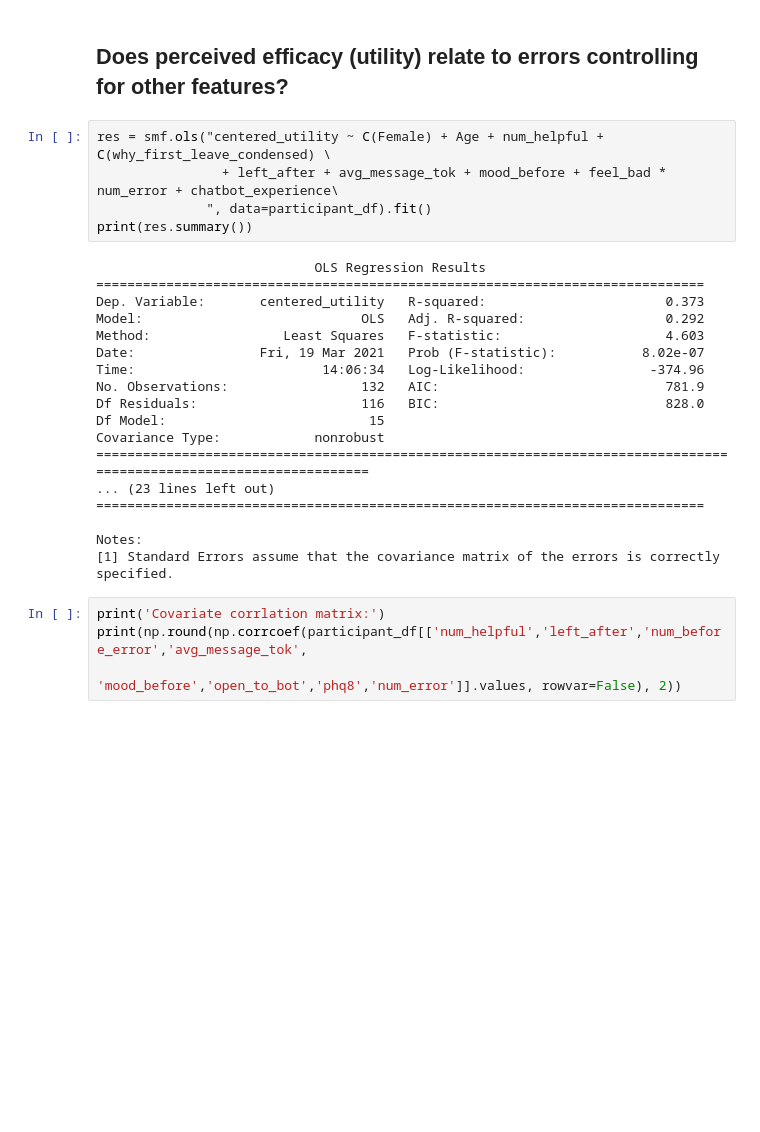
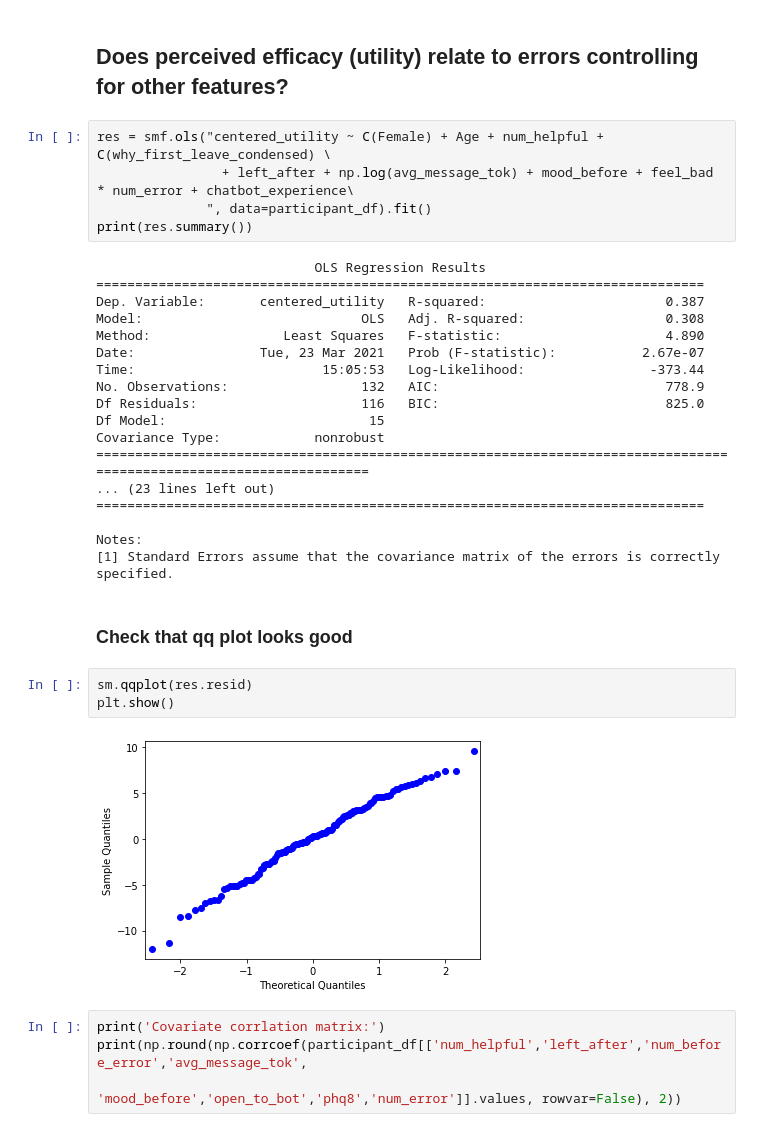
Before and after one commit to odemasi/therapybot_limitations, a Jupyter notebook: Therapybot_plots_v1.ipynb, the cells around one changed output. Cells and saved outputs as stored; diff of their text form; blank space fills up the shorter version.

Commit message:
added qq plots to check benefits regression residuals, log transformed message length variables in regression and mixed-effects models, removed errors_so_far from the leave_bool mixed-effects model

```diff
--- a/Therapybot_plots_v1.ipynb
+++ b/Therapybot_plots_v1.ipynb
@@ -1383,19 +1383,19 @@ I think this isn't the best dependent composite variable to model. It is utility
 ## Does perceived efficacy (utility) relate to errors controlling for other features?
 # %%
 res = smf.ols("centered_utility ~ C(Female) + Age + num_helpful + C(why_first_leave_condensed) \
-                + left_after + avg_message_tok + mood_before + feel_bad * num_error + chatbot_experience\
+                + left_after + np.log(avg_message_tok) + mood_before + feel_bad * num_error + chatbot_experience\
               ", data=participant_df).fit()
 print(res.summary())
 # %% [output]
                             OLS Regression Results
 ==============================================================================
-Dep. Variable:       centered_utility   R-squared:                       0.373
-Model:                            OLS   Adj. R-squared:                  0.292
-Method:                 Least Squares   F-statistic:                     4.603
-Date:                Fri, 19 Mar 2021   Prob (F-statistic):           8.02e-07
-Time:                        14:06:34   Log-Likelihood:                -374.96
-No. Observations:                 132   AIC:                             781.9
-Df Residuals:                     116   BIC:                             828.0
+Dep. Variable:       centered_utility   R-squared:                       0.387
+Model:                            OLS   Adj. R-squared:                  0.308
+Method:                 Least Squares   F-statistic:                     4.890
+Date:                Tue, 23 Mar 2021   Prob (F-statistic):           2.67e-07
+Time:                        15:05:53   Log-Likelihood:                -373.44
+No. Observations:                 132   AIC:                             778.9
+Df Residuals:                     116   BIC:                             825.0
 Df Model:                          15
 Covariance Type:            nonrobust
 ====================================================================================================================
@@ -1404,6 +1404,13 @@ Covariance Type:            nonrobust
 
 Notes:
 [1] Standard Errors assume that the covariance matrix of the errors is correctly specified.
+# %% [markdown]
+### Check that qq plot looks good
+# %%
+sm.qqplot(res.resid)
+plt.show()
+# %% [output]
+[figure, added]
 # %%
 print('Covariate corrlation matrix:')
 print(np.round(np.corrcoef(participant_df[['num_helpful','left_after','num_before_error','avg_message_tok',
```
Also changed, not shown: parts of 55 cells of this notebook.
